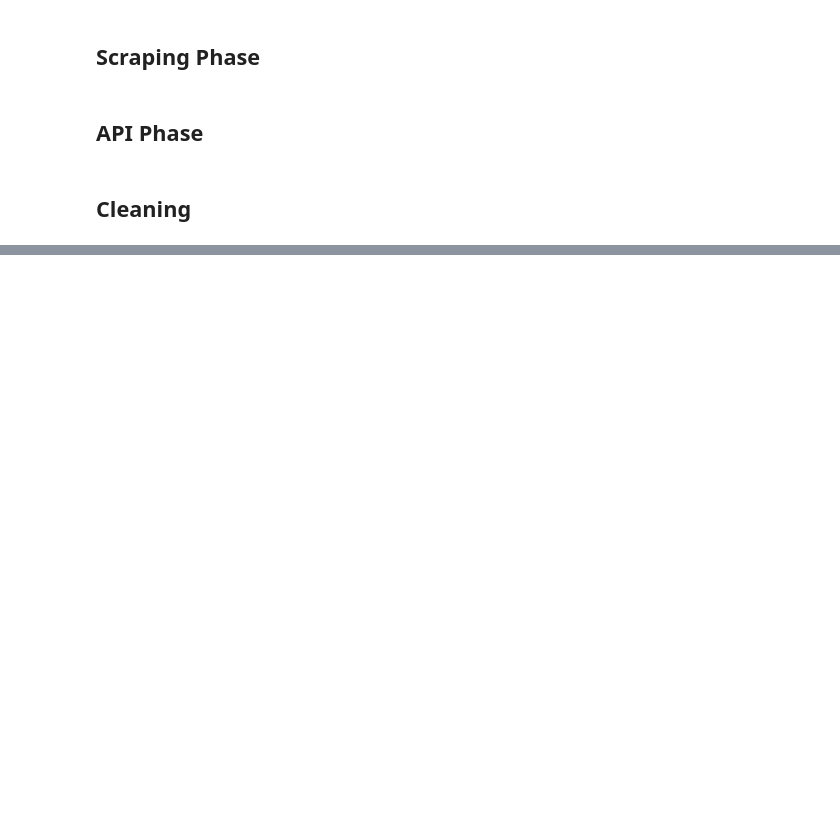
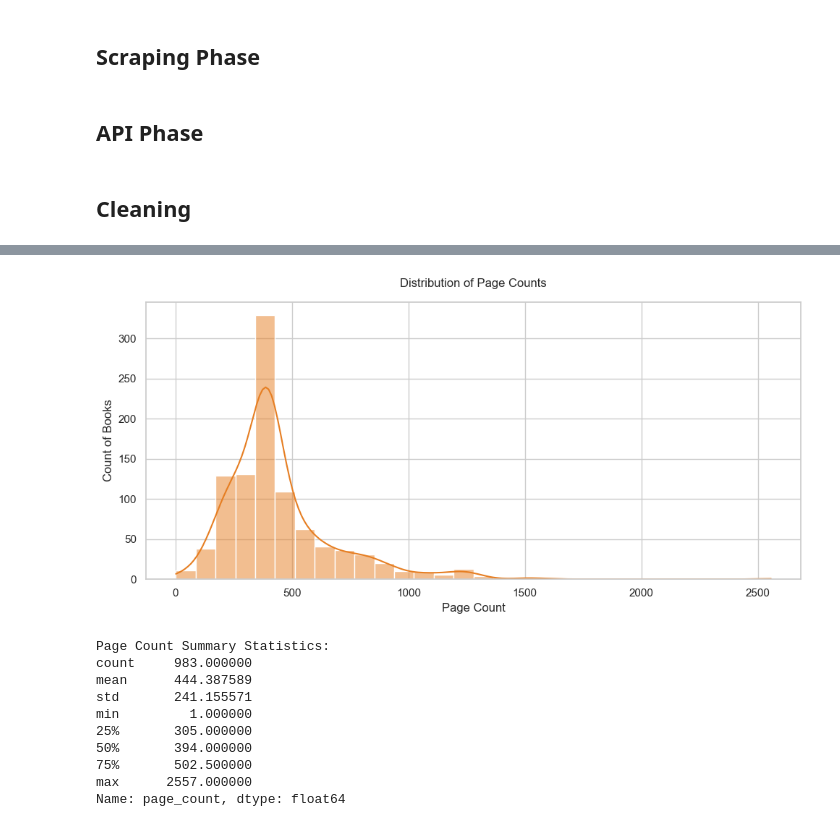
Before and after one commit to abanoubdev/book-recommendation-browser, a Jupyter notebook: notebooks/data_sourcing.ipynb, the cells around one changed output, grey strips where cells are left out. Saved outputs shown, nothing was run; the diff lists cells and outputs as text; code cells hidden in the pictures; blank space fills up the shorter version.

```diff
--- a/notebooks/data_sourcing.ipynb
+++ b/notebooks/data_sourcing.ipynb
@@ -44,0 +86,14 @@ cleaned_df.head()
+# %%
+plot_page_count_distribution(cleaned_df)
+# %% [output]
+[figure, added]
+Page Count Summary Statistics:
+count     983.000000
+mean      444.387589
+std       241.155571
+min         1.000000
+25%       305.000000
+50%       394.000000
+75%       502.500000
+max      2557.000000
+Name: page_count, dtype: float64
```
Also changed, not shown: parts of 8 cells of this notebook, 14 other files.
